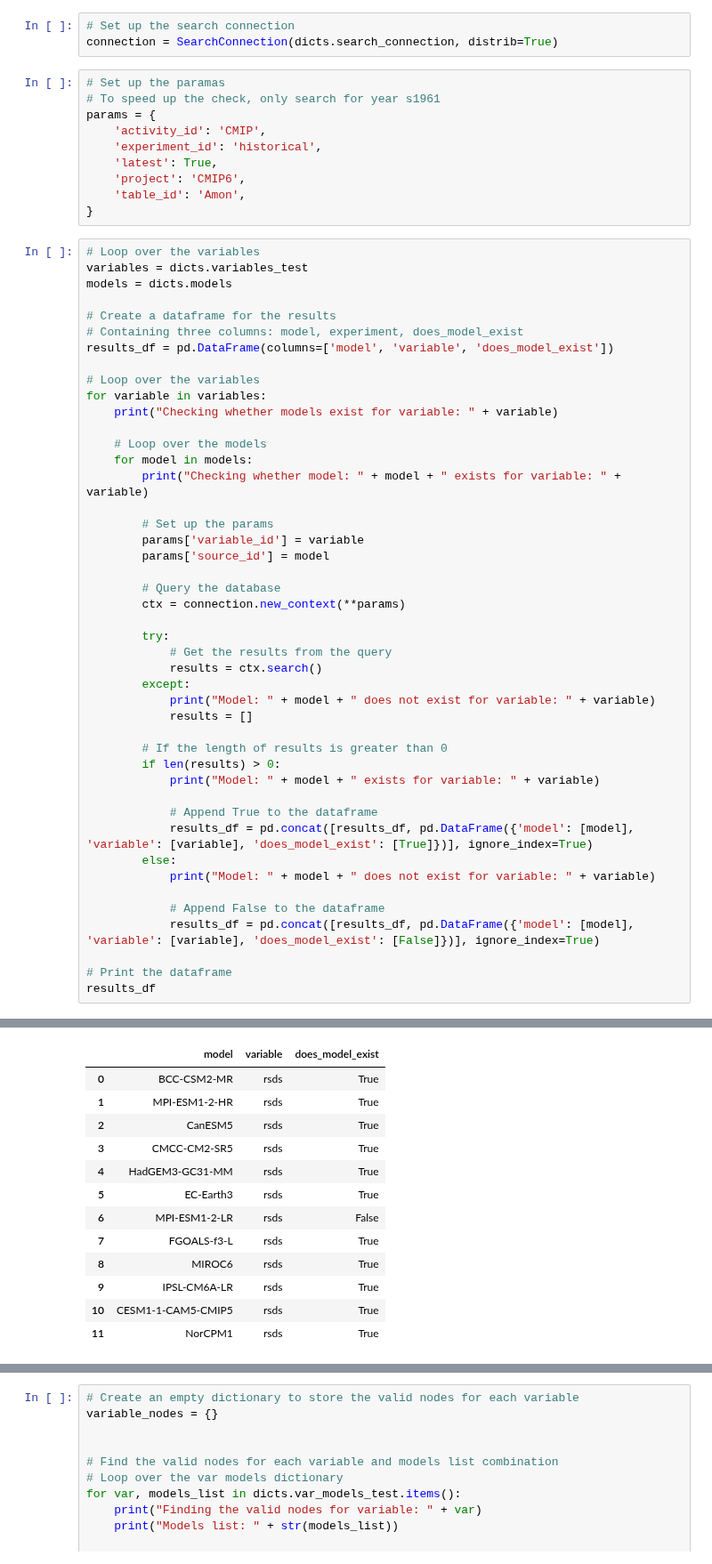
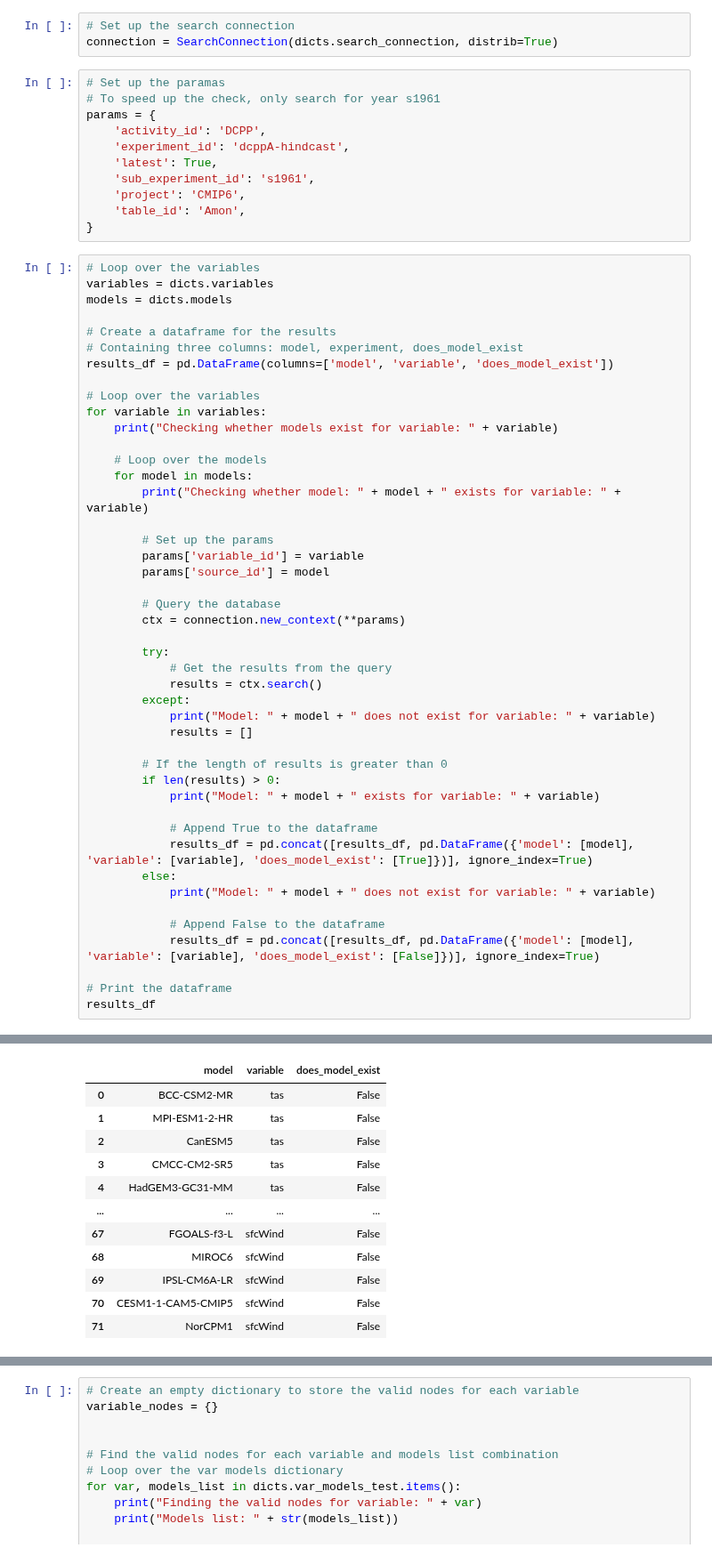
Before and after one commit to benhutchmet/downloading-data, a Jupyter notebook: DCPP/find-consistent-models.ipynb, the cells around one changed output, grey strips where cells are left out. Shown at 89% size. Saved outputs shown, nothing was run; the diff lists cells and outputs as text.

```diff
--- a/DCPP/find-consistent-models.ipynb
+++ b/DCPP/find-consistent-models.ipynb
@@ -38,15 +38,16 @@ connection = SearchConnection(dicts.search_connection, distrib=True)
 # Set up the paramas
 # To speed up the check, only search for year s1961
 params = {
-    'activity_id': 'CMIP',
-    'experiment_id': 'historical',
+    'activity_id': 'DCPP',
+    'experiment_id': 'dcppA-hindcast',
     'latest': True,
+    'sub_experiment_id': 's1961',
     'project': 'CMIP6',
     'table_id': 'Amon',
 }
 # %%
 # Loop over the variables
-variables = dicts.variables_test
+variables = dicts.variables
 models = dicts.models
 
 # Create a dataframe for the results
@@ -110,13 +111,12 @@ Model: NorCPM1 exists for variable: rsds
 |  | model | variable | does_model_exist |
-| 0 | BCC-CSM2-MR | rsds | True |
-| 1 | MPI-ESM1-2-HR | rsds | True |
-| 2 | CanESM5 | rsds | True |
-| 3 | CMCC-CM2-SR5 | rsds | True |
-| 4 | HadGEM3-GC31-MM | rsds | True |
-| 5 | EC-Earth3 | rsds | True |
-| 6 | MPI-ESM1-2-LR | rsds | False |
-| 7 | FGOALS-f3-L | rsds | True |
-| 8 | MIROC6 | rsds | True |
-| 9 | IPSL-CM6A-LR | rsds | True |
-| 10 | CESM1-1-CAM5-CMIP5 | rsds | True |
-| 11 | NorCPM1 | rsds | True |
+| 0 | BCC-CSM2-MR | tas | False |
+| 1 | MPI-ESM1-2-HR | tas | False |
+| 2 | CanESM5 | tas | False |
+| 3 | CMCC-CM2-SR5 | tas | False |
+| 4 | HadGEM3-GC31-MM | tas | False |
+| ... | ... | ... | ... |
+| 67 | FGOALS-f3-L | sfcWind | False |
+| 68 | MIROC6 | sfcWind | False |
+| 69 | IPSL-CM6A-LR | sfcWind | False |
+| 70 | CESM1-1-CAM5-CMIP5 | sfcWind | False |
+| 71 | NorCPM1 | sfcWind | False |
```
Also changed, not shown: parts of 1 cell of this notebook.
